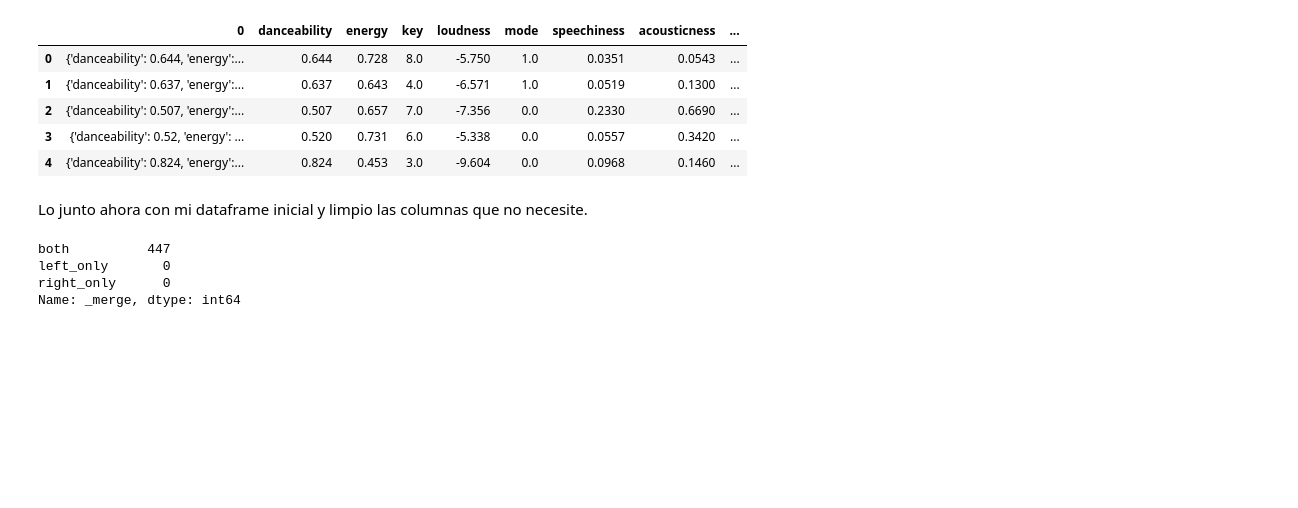
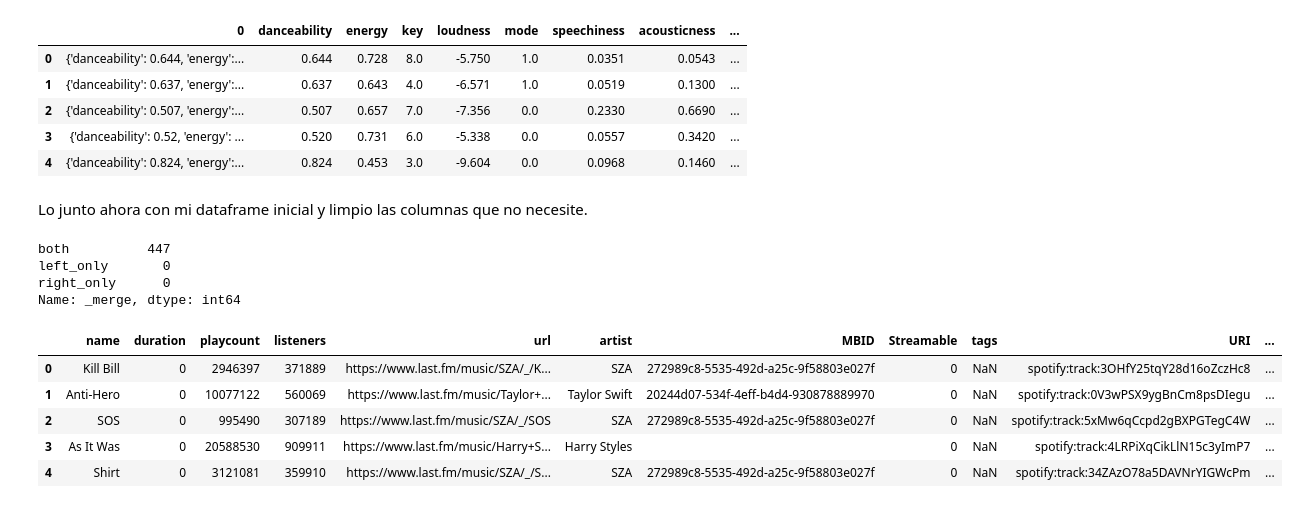
Before and after one commit to Ironhack-Data-Madrid-PartTime-Oct22/lab-APIs, a Jupyter notebook: solutions.ipynb, the cells around one changed output. Drawn from its saved outputs; the diff is of its cells as text; code cells hidden in the pictures; blank space fills up the shorter version.

```diff
--- a/solutions.ipynb
+++ b/solutions.ipynb
@@ -6,6 +6,7 @@ import os
 from dotenv import load_dotenv
 import requests
 from tqdm import tqdm
+pd.options.display.max_columns = None
 # %%
 import spotipy
 from spotipy.oauth2 import SpotifyClientCredentials ## para poner mis credenciales
@@ -488,3 +489,13 @@ both          447
 left_only       0
 right_only      0
 Name: _merge, dtype: int64
+# %%
+tracks.drop([0, 'uri', '_merge'], axis = 1, inplace=True)
+tracks.head()
+# %% [output]
+|  | name | duration | playcount | listeners | url | artist | MBID | Streamable | tags | URI | ... |
+| 0 | Kill Bill | 0 | 2946397 | 371889 | https://www.last.fm/music/SZA/_/K... | SZA | 272989c8-5535-492d-a25c-9f58803e027f | 0 | NaN | spotify:track:3OHfY25tqY28d16oZczHc8 | ... |
+| 1 | Anti-Hero | 0 | 10077122 | 560069 | https://www.last.fm/music/Taylor+... | Taylor Swift | 20244d07-534f-4eff-b4d4-930878889970 | 0 | NaN | spotify:track:0V3wPSX9ygBnCm8psDIegu | ... |
+| 2 | SOS | 0 | 995490 | 307189 | https://www.last.fm/music/SZA/_/SOS | SZA | 272989c8-5535-492d-a25c-9f58803e027f | 0 | NaN | spotify:track:5xMw6qCcpd2gBXPGTegC4W | ... |
+| 3 | As It Was | 0 | 20588530 | 909911 | https://www.last.fm/music/Harry+S... | Harry Styles |  | 0 | NaN | spotify:track:4LRPiXqCikLlN15c3yImP7 | ... |
+| 4 | Shirt | 0 | 3121081 | 359910 | https://www.last.fm/music/SZA/_/S... | SZA | 272989c8-5535-492d-a25c-9f58803e027f | 0 | NaN | spotify:track:34ZAzO78a5DAVNrYIGWcPm | ... |
```
